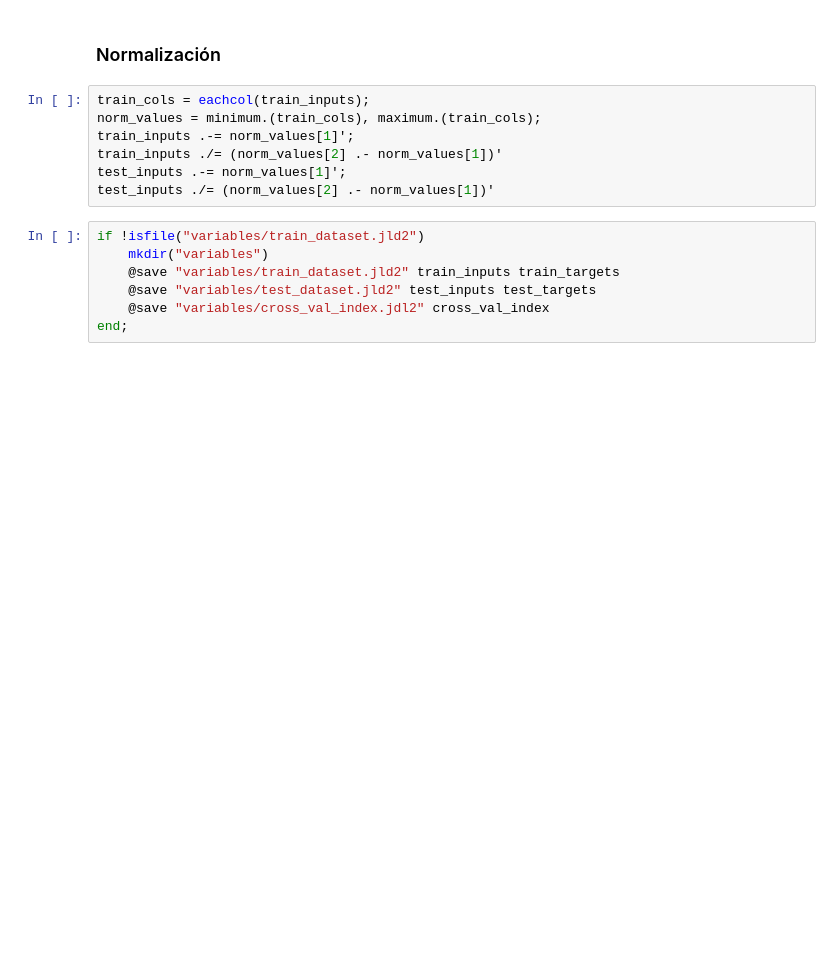
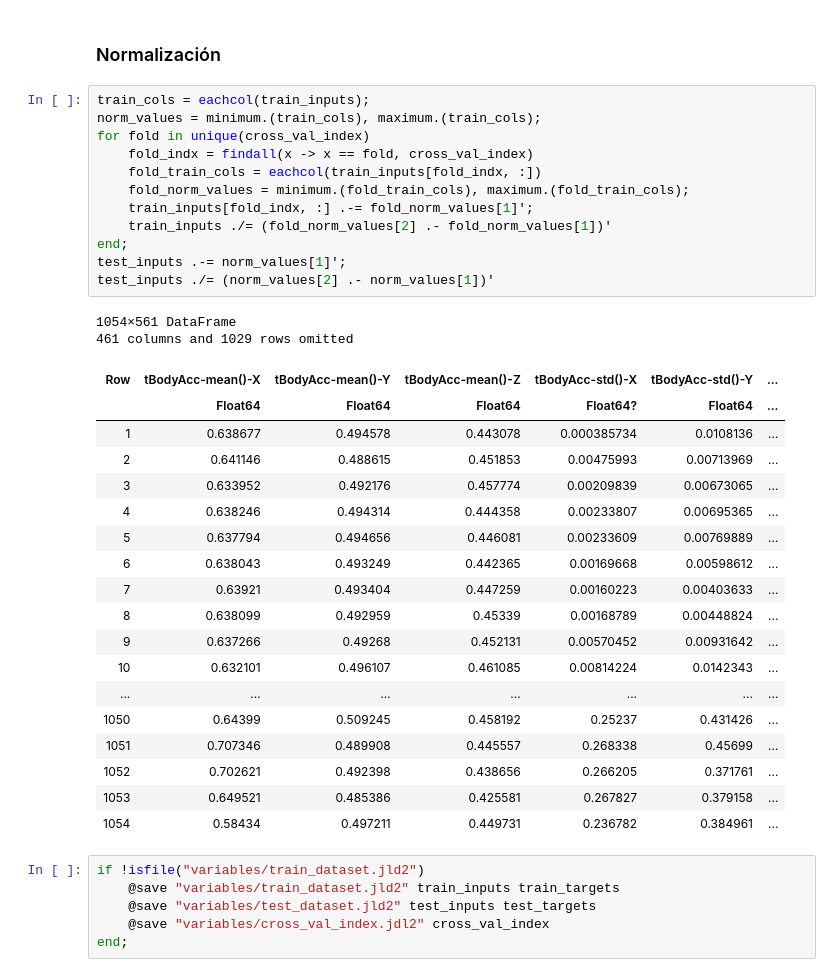
Before and after one commit to NoelPanBrea/Practicas_Julia, a Jupyter notebook: Practica4/notebooks/1_data.ipynb, the cells around one changed output. Cells and saved outputs as stored; diff of their text form; blank space fills up the shorter version.

```diff
--- a/Practica4/notebooks/1_data.ipynb
+++ b/Practica4/notebooks/1_data.ipynb
@@ -74,13 +135,38 @@ test_inputs = test_inputs[!, Not("subject")]
 # %%
 train_cols = eachcol(train_inputs);
 norm_values = minimum.(train_cols), maximum.(train_cols);
-train_inputs .-= norm_values[1]';
-train_inputs ./= (norm_values[2] .- norm_values[1])'
+for fold in unique(cross_val_index)
+    fold_indx = findall(x -> x == fold, cross_val_index)
+    fold_train_cols = eachcol(train_inputs[fold_indx, :])
+    fold_norm_values = minimum.(fold_train_cols), maximum.(fold_train_cols);
+    train_inputs[fold_indx, :] .-= fold_norm_values[1]';
+    train_inputs ./= (fold_norm_values[2] .- fold_norm_values[1])'
+end;
 test_inputs .-= norm_values[1]';
 test_inputs ./= (norm_values[2] .- norm_values[1])'
+# %% [output]
+1054×561 DataFrame
+461 columns and 1029 rows omitted
+| Row | tBodyAcc-mean()-X | tBodyAcc-mean()-Y | tBodyAcc-mean()-Z | tBodyAcc-std()-X | tBodyAcc-std()-Y | ... |
+|  | Float64 | Float64 | Float64 | Float64? | Float64 | ... |
+| 1 | 0.638677 | 0.494578 | 0.443078 | 0.000385734 | 0.0108136 | ... |
+| 2 | 0.641146 | 0.488615 | 0.451853 | 0.00475993 | 0.00713969 | ... |
+| 3 | 0.633952 | 0.492176 | 0.457774 | 0.00209839 | 0.00673065 | ... |
+| 4 | 0.638246 | 0.494314 | 0.444358 | 0.00233807 | 0.00695365 | ... |
+| 5 | 0.637794 | 0.494656 | 0.446081 | 0.00233609 | 0.00769889 | ... |
+| 6 | 0.638043 | 0.493249 | 0.442365 | 0.00169668 | 0.00598612 | ... |
+| 7 | 0.63921 | 0.493404 | 0.447259 | 0.00160223 | 0.00403633 | ... |
+| 8 | 0.638099 | 0.492959 | 0.45339 | 0.00168789 | 0.00448824 | ... |
+| 9 | 0.637266 | 0.49268 | 0.452131 | 0.00570452 | 0.00931642 | ... |
+| 10 | 0.632101 | 0.496107 | 0.461085 | 0.00814224 | 0.0142343 | ... |
+| ... | ... | ... | ... | ... | ... | ... |
+| 1050 | 0.64399 | 0.509245 | 0.458192 | 0.25237 | 0.431426 | ... |
+| 1051 | 0.707346 | 0.489908 | 0.445557 | 0.268338 | 0.45699 | ... |
+| 1052 | 0.702621 | 0.492398 | 0.438656 | 0.266205 | 0.371761 | ... |
+| 1053 | 0.649521 | 0.485386 | 0.425581 | 0.267827 | 0.379158 | ... |
+| 1054 | 0.58434 | 0.497211 | 0.449731 | 0.236782 | 0.384961 | ... |
 # %%
 if !isfile("variables/train_dataset.jld2")
-    mkdir("variables")
     @save "variables/train_dataset.jld2" train_inputs train_targets
     @save "variables/test_dataset.jld2" test_inputs test_targets
     @save "variables/cross_val_index.jdl2" cross_val_index
```
Also changed, not shown: parts of 6 cells of this notebook, 7 other files.
